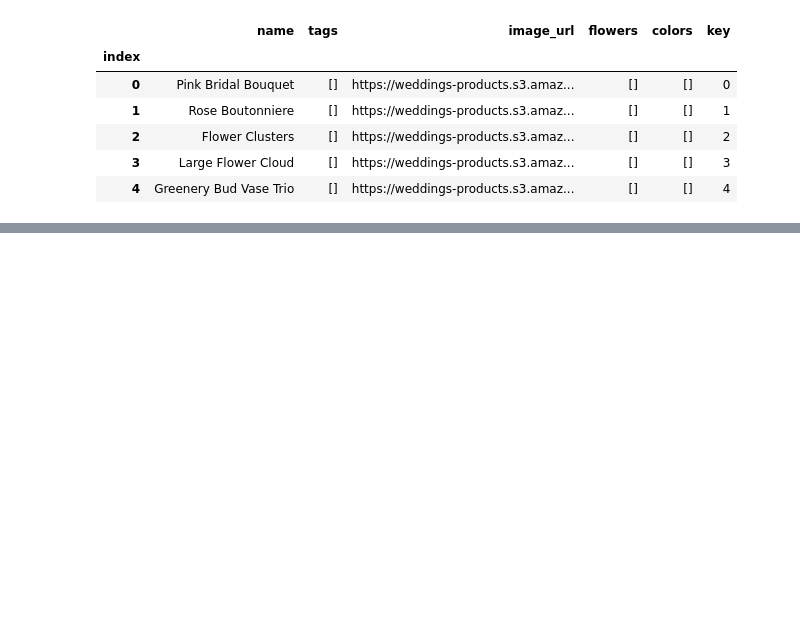
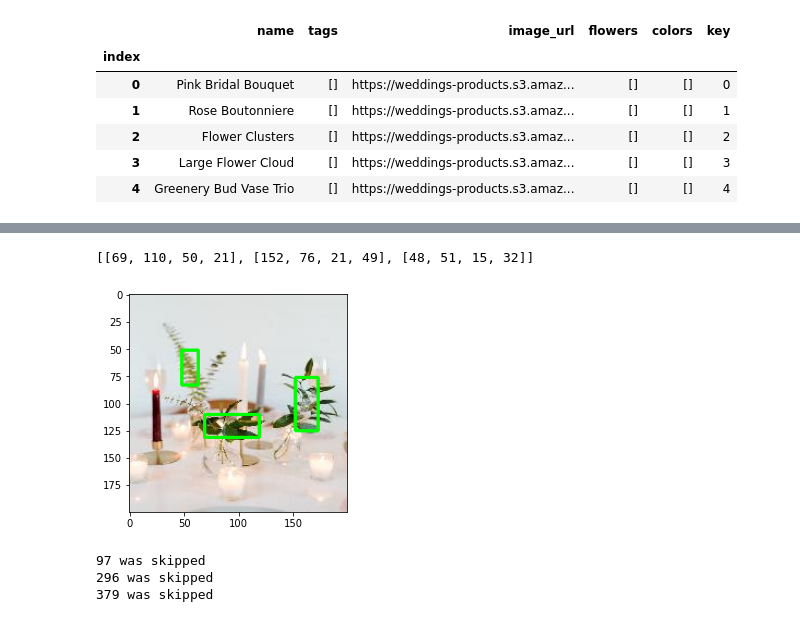
Before and after one commit to anaghab3/flower-vision, a Jupyter notebook: Working with MyEnv.ipynb, the cells around one changed output, grey strips where cells are left out. Saved outputs shown, nothing was run; the diff lists cells and outputs as text; code cells hidden in the pictures; blank space fills up the shorter version.

```diff
--- a/Working with MyEnv.ipynb
+++ b/Working with MyEnv.ipynb
@@ -779,0 +839,29 @@ df.head(10)
+# %%
+coco_for_index(4)
+# %% [output]
+[[69, 110, 50, 21], [152, 76, 21, 49], [48, 51, 15, 32]]
+# %%
+bb_labeled(4)
+# %% [output]
+[figure, added]
+# %%
+coco_coords = {}
+for i in range(file_count):
+    try:
+        coords = coco_for_index(i)
+        for coord in coords:
+            width = coord[2]
+            coord[2] = coord[0] + width
+            if (coord[2] < 0):
+                print('for ' + str(i) + 'width is ' + str(coord[2]))
+            height = coord[3]
+            coord[3] = coord[1] + height
+            if (coord[3] < 0):
+                print('for ' + str(i) + 'width is ' + str(coord[3]))
+        coco_coords[i] =  coords
+    except:
+        print(str(i) + " was skipped")
+# %% [output]
+97 was skipped
+296 was skipped
+379 was skipped
```
Also changed, not shown: parts of 40 cells of this notebook.
